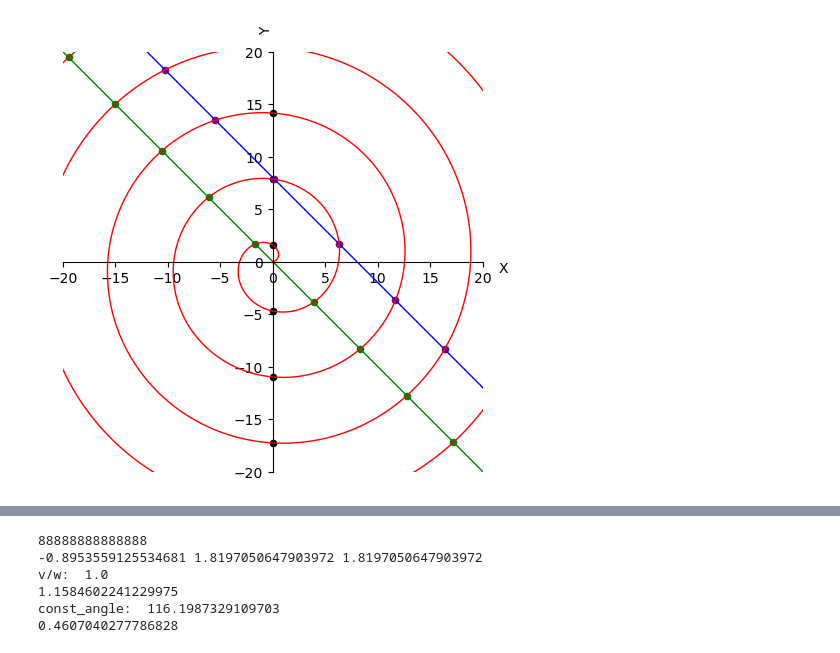
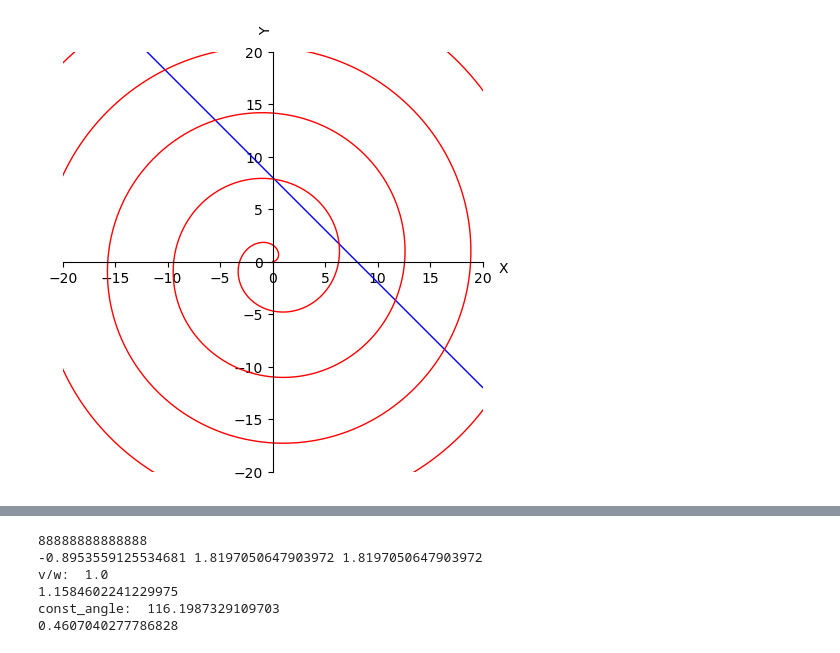
Before and after one commit to Kiril-Lazarov/Intersection-points-between-a-line-and-a-spiral, a Jupyter notebook: Intersection between a line and a spiral.ipynb, the cells around one changed output, grey strips where cells are left out. Saved outputs shown, nothing was run; the diff lists cells and outputs as text; code cells hidden in the pictures.

```diff
--- a/Intersection between a line and a spiral.ipynb
+++ b/Intersection between a line and a spiral.ipynb
@@ -72,9 +72,10 @@ $a = -1,\quad$ $b = 10,\quad$ $v = 1,\quad$ $w = 1,\quad$ $\theta_0 = 0\quad$
 # %%
+#Feel free to adjust the parameters to observe the behavior of the spiral and the line.
 a = -1
 b = 8
 v = 1
 w = 1
 theta_0 = 0
-plot_objects(a, b, v, w, theta_0)
+plot_objects(a, b, v, w, theta_0, only_line=True)
 # %% [output]
-[figure, old version]
+[figure, new version]
```
Also changed, not shown: parts of 6 cells of this notebook.
